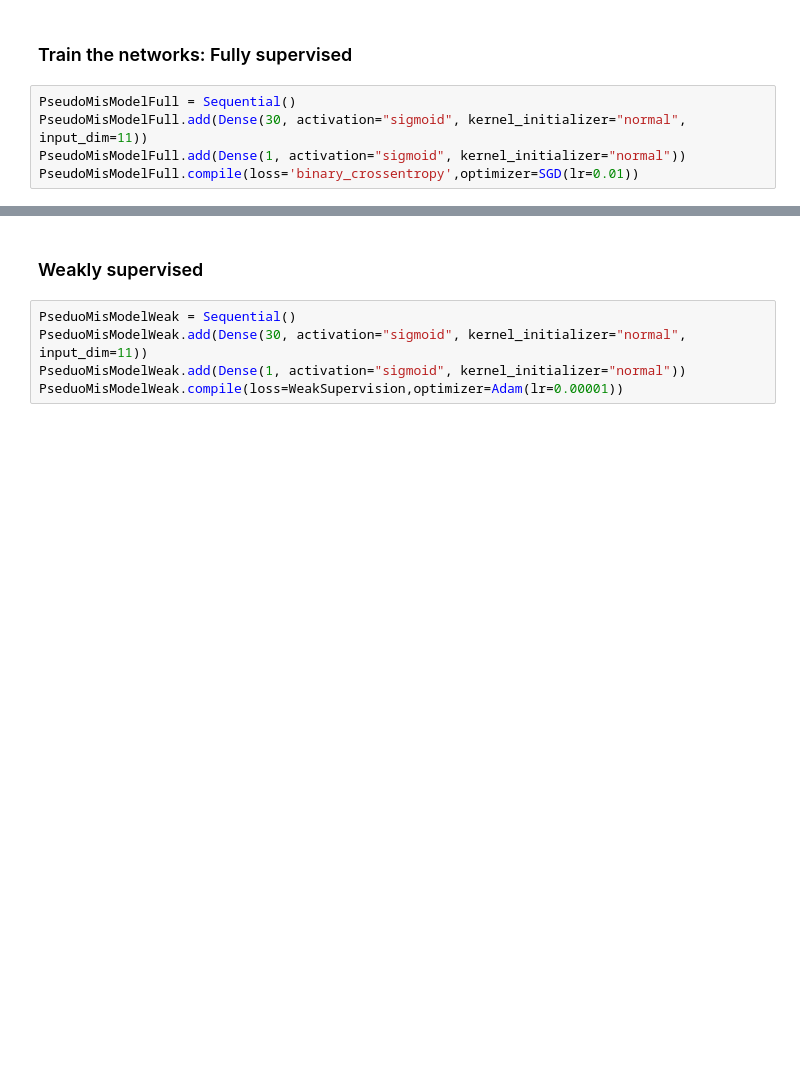
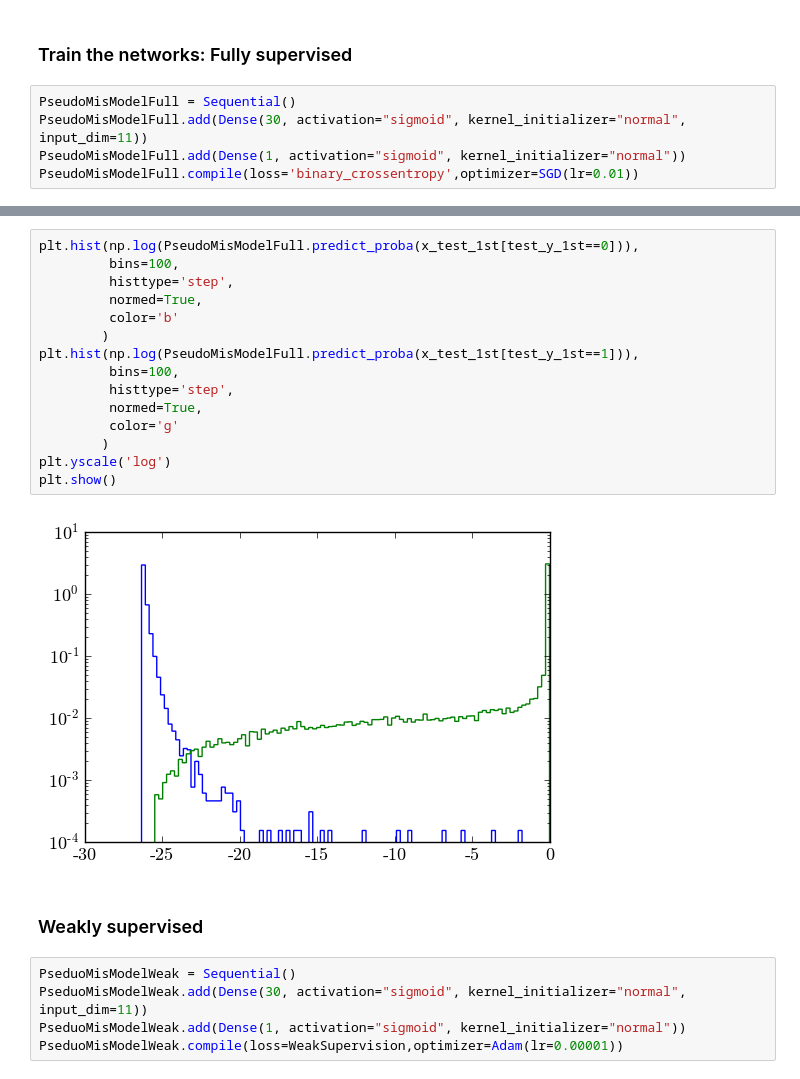
Before and after one commit to bostdiek/PublicWeaklySupervised, a Jupyter notebook: Programs/3rdGen_JetsPlusMet.ipynb, the cells around one changed output, grey strips where cells are left out. Drawn from its saved outputs; the diff is of its cells as text; blank space fills up the shorter version.

```diff
--- a/Programs/3rdGen_JetsPlusMet.ipynb
+++ b/Programs/3rdGen_JetsPlusMet.ipynb
@@ -874,3 +918,20 @@ PseudoMisModelFull.load_weights('../Data/KerasModelWeights/PseudoMisModelFull.h5
+# %%
+plt.hist(np.log(PseudoMisModelFull.predict_proba(x_test_1st[test_y_1st==0])),
+         bins=100,
+         histtype='step',
+         normed=True,
+         color='b'
+        )
+plt.hist(np.log(PseudoMisModelFull.predict_proba(x_test_1st[test_y_1st==1])),
+         bins=100,
+         histtype='step',
+         normed=True,
+         color='g'
+        )
+plt.yscale('log')
+plt.show()
+# %% [output]
+[figure, added]
 # %% [markdown]
 ### Weakly supervised
 # %%
```
Also changed, not shown: parts of 14 cells of this notebook, 2 other files.
